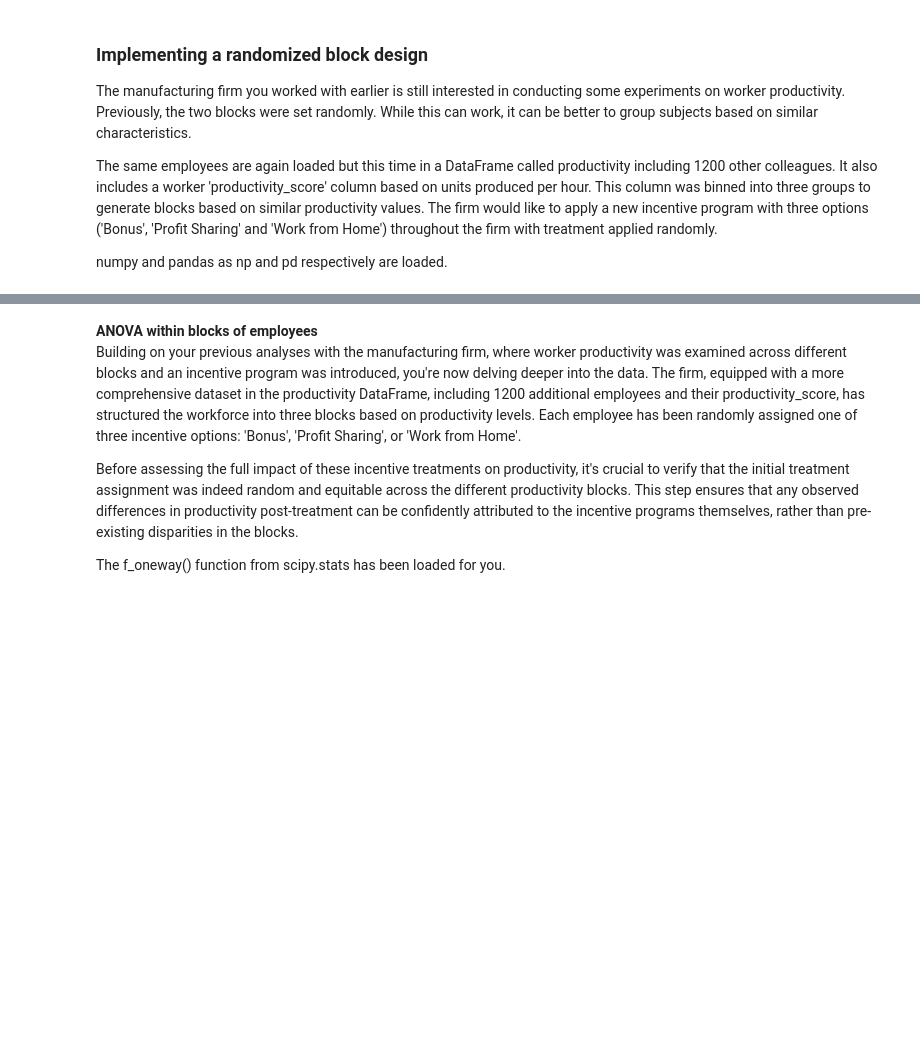
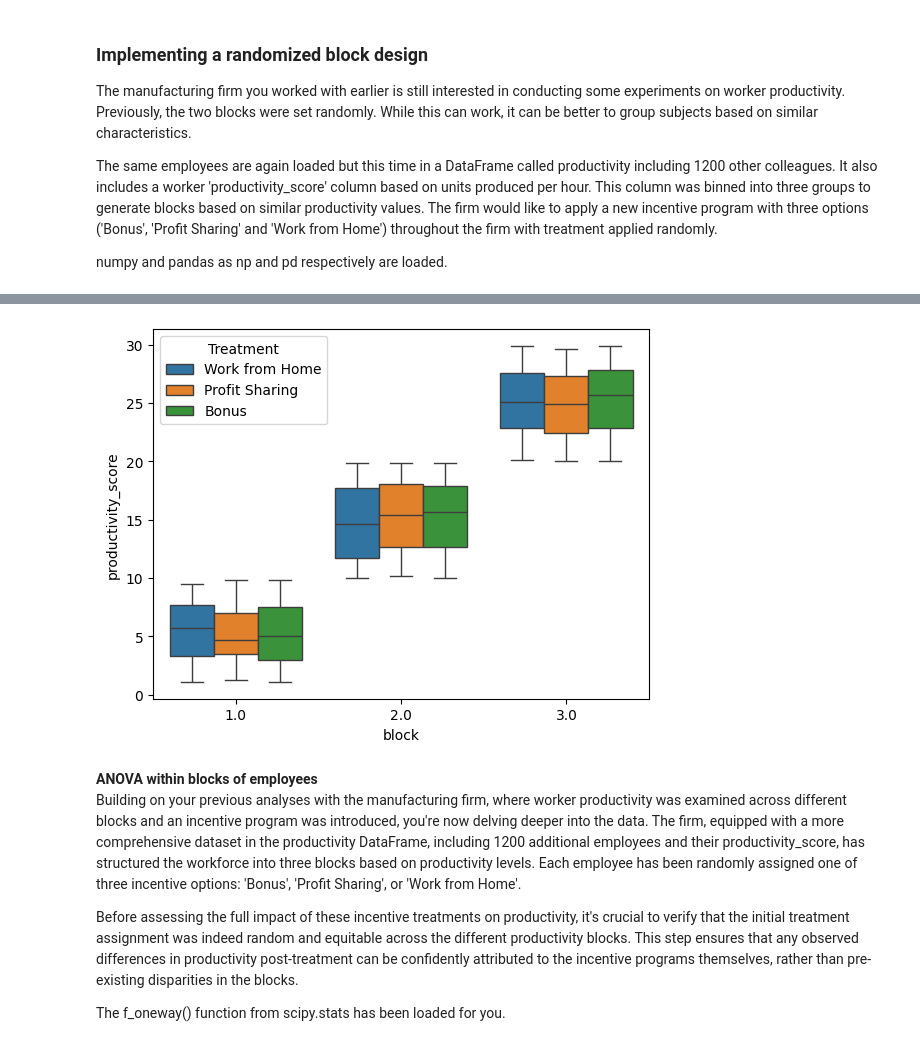
Before and after one commit to Rohanrathod7/my-ds-labs, a Jupyter notebook: 30_Experimental_Design_in_Python/02_Experimental_Design_Techniques.ipynb, the cells around one changed output, grey strips where cells are left out. Cells and saved outputs as stored; diff of their text form; code cells hidden in the pictures; blank space fills up the shorter version.

```diff
--- a/30_Experimental_Design_in_Python/02_Experimental_Design_Techniques.ipynb
+++ b/30_Experimental_Design_in_Python/02_Experimental_Design_Techniques.ipynb
@@ -108,6 +108,11 @@ The same employees are again loaded but this time in a DataFrame called producti
 
 numpy and pandas as np and pd respectively are loaded.
 # %%
+url = "https://raw.githubusercontent.com/Rohanrathod7/my-ds-labs/main/30_Experimental_Design_in_Python/dataset/productivity.csv"
+# Read the CSV file
+productivity = pd.read_csv(url)
+display(productivity.head())
+
 # Randomly assign workers to blocks
 prod_df = productivity.groupby('block').apply(
   lambda x: x.sample(frac=1)
@@ -130,3 +145,13 @@ NameError: name 'productivity' is not defined
+# %%
+# Make a plot showing how positivity_score varies within blocks
+sns.boxplot (x='block',
+            y='productivity_score',
+            hue='Treatment',
+            data=prod_df)
+
+plt.show()
+# %% [output]
+[figure, added]
 # %% [markdown]
   **ANOVA within blocks of employees**
 Building on your previous analyses with the manufacturing firm, where worker productivity was examined across different blocks and an incentive program was introduced, you're now delving deeper into the data. The firm, equipped with a more comprehensive dataset in the productivity DataFrame, including 1200 additional employees and their productivity_score, has structured the workforce into three blocks based on productivity levels. Each employee has been randomly assigned one of three incentive options: 'Bonus', 'Profit Sharing', or 'Work from Home'.
```
Also changed, not shown: parts of 4 cells of this notebook.
